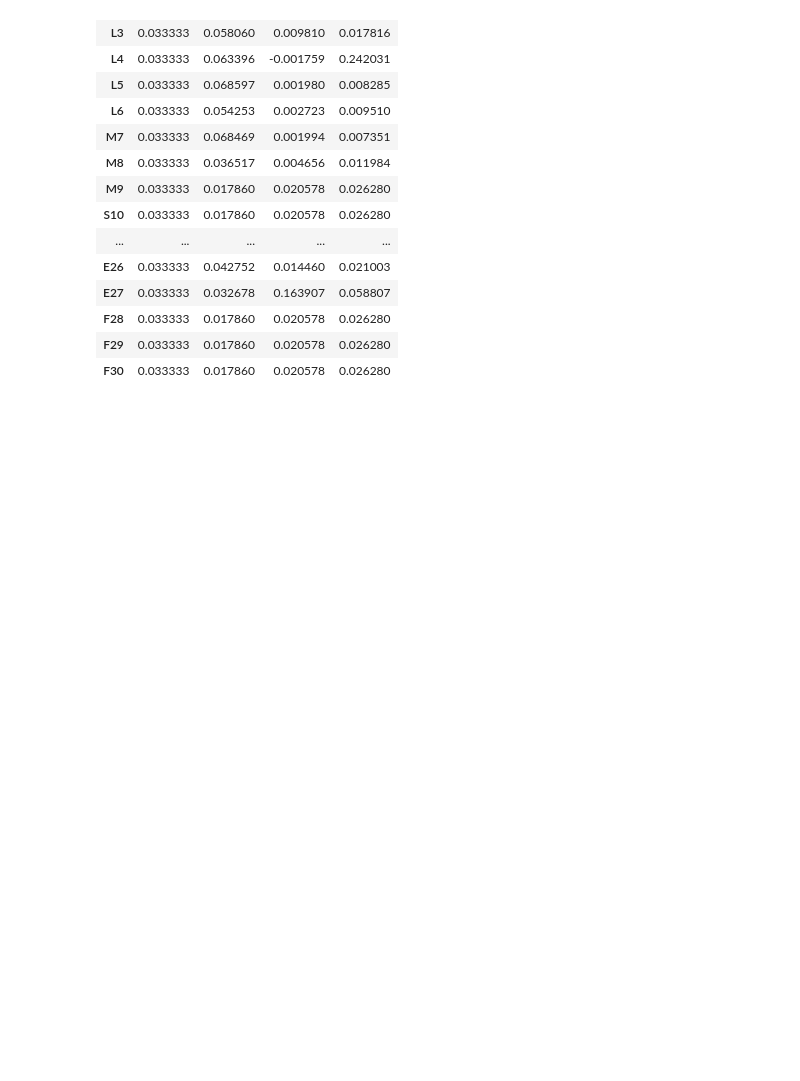
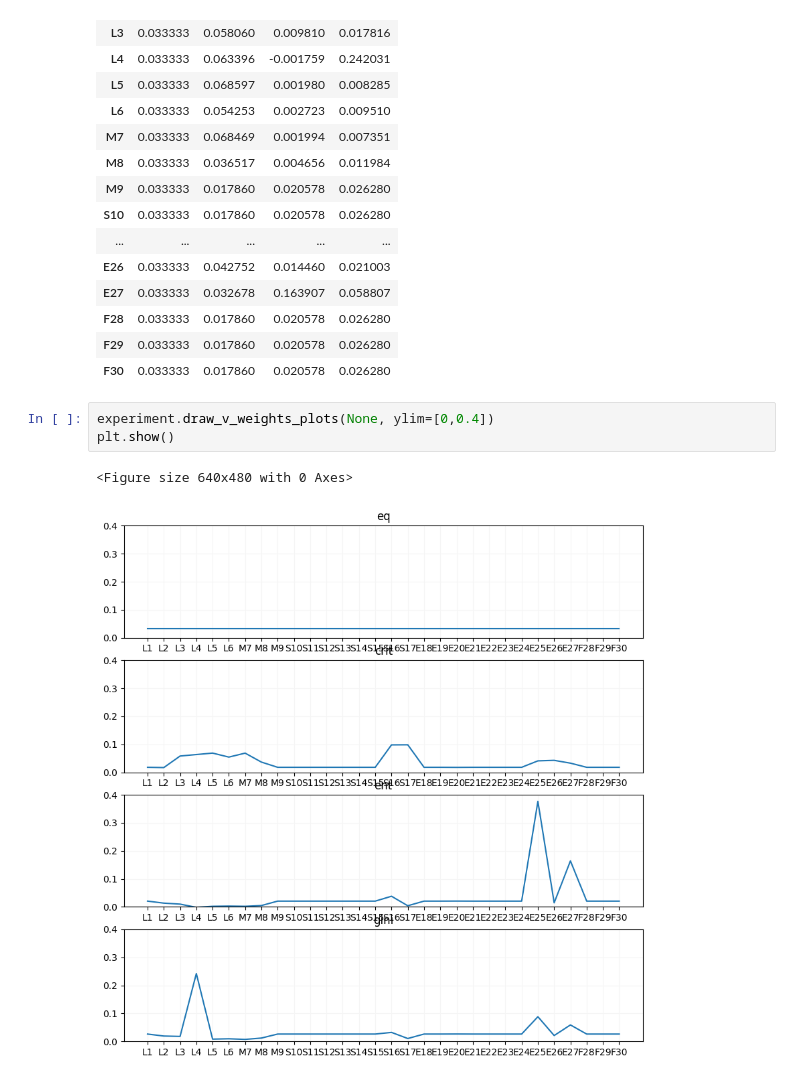
Before and after one commit to arturkarczmarczyk/vikorvanalysis, a Jupyter notebook: article.ipynb, the cells around one changed output. Cells and saved outputs as stored; diff of their text form; blank space fills up the shorter version.

```diff
--- a/article.ipynb
+++ b/article.ipynb
@@ -78,3 +81,9 @@ pd.DataFrame(experiment.v_weights_scenarios, index=experiment.data.columns)
 | F28 | 0.033333 | 0.017860 | 0.020578 | 0.026280 |
 | F29 | 0.033333 | 0.017860 | 0.020578 | 0.026280 |
 | F30 | 0.033333 | 0.017860 | 0.020578 | 0.026280 |
+# %%
+experiment.draw_v_weights_plots(None, ylim=[0,0.4])
+plt.show()
+# %% [output]
+<Figure size 640x480 with 0 Axes>
+[figure, added]
```
Also changed, not shown: parts of 23 cells of this notebook, 1 other file.
